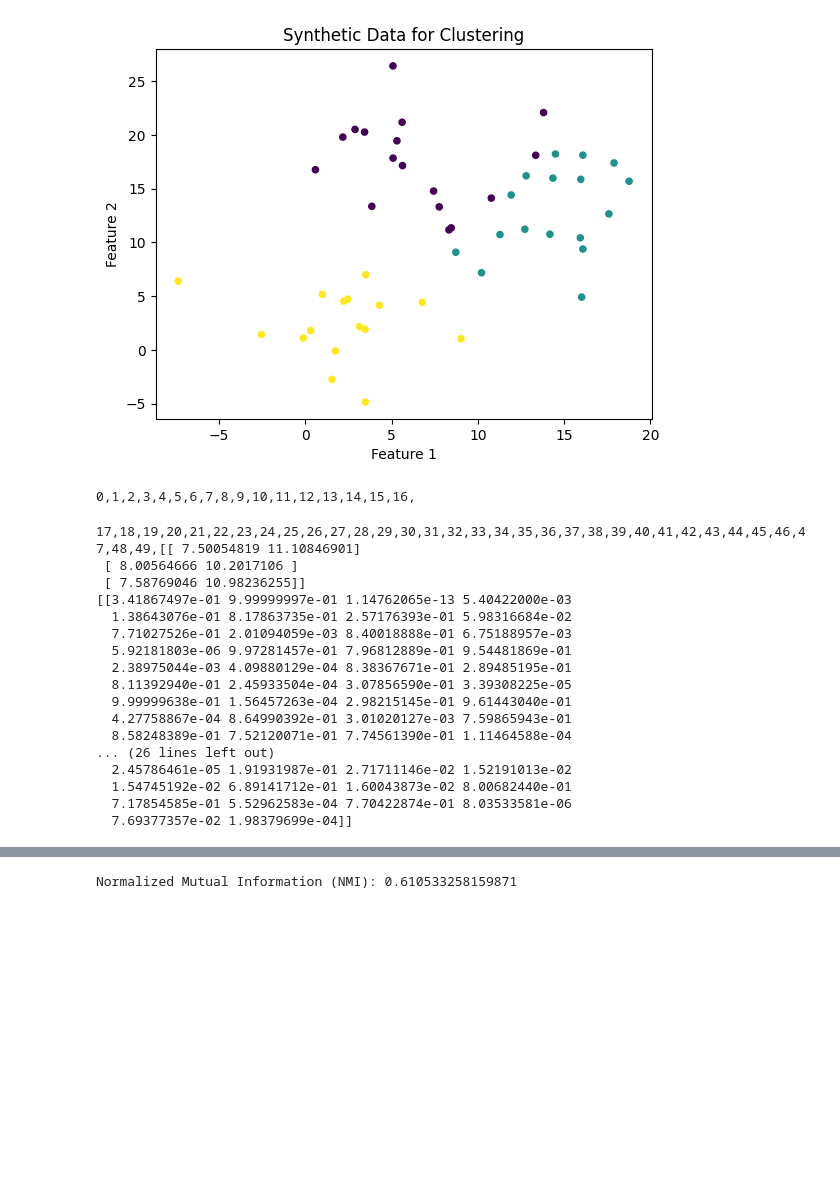
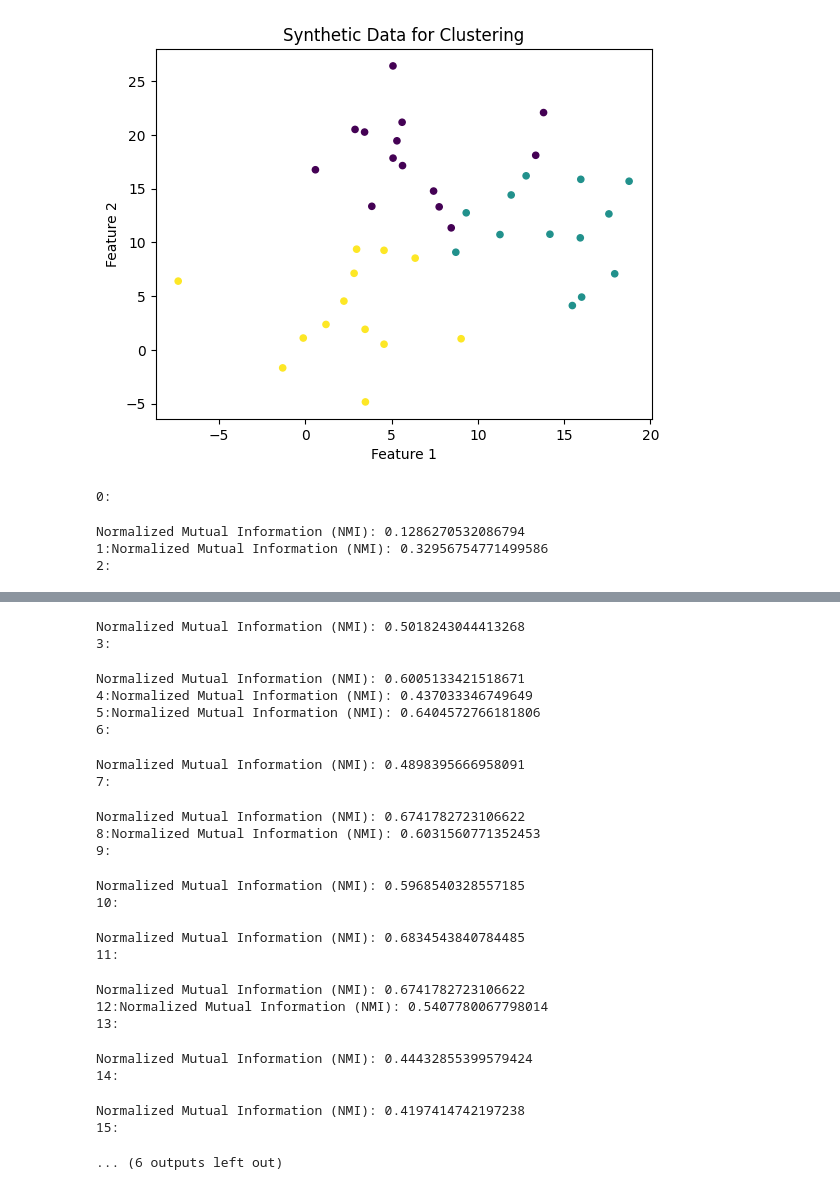
Before and after one commit to goli3148/MachineLearning, a Jupyter notebook: 24_fuzzyCmeansEpsilonInsensitiveSOM/main.ipynb, the cells around one changed output, grey strips where cells are left out. Drawn from its saved outputs; the diff is of its cells as text; code cells hidden in the pictures; blank space fills up the shorter version.

```diff
--- a/24_fuzzyCmeansEpsilonInsensitiveSOM/main.ipynb
+++ b/24_fuzzyCmeansEpsilonInsensitiveSOM/main.ipynb
@@ -84,17 +86,30 @@ def update_centroid(data, num_samples, num_features, num_clusters, centroids, ep
 
     return centroids
 # %%
-def fuzzy_cmeans(data, num_clusters, max_iter, epsilon, m, alpha):
+from sklearn.metrics import normalized_mutual_info_score
+
+def fuzzy_cmeans(data, num_clusters, max_iter, epsilon, m, y=None, alpha=.5):
+    history_mem, history_cent, history_nmi = [], [], []
     num_samples, num_features = data.shape
     cen_mat = initial_centroids(num_clusters, num_features)
     for _ in range(max_iter):
-        print(_, end=',')
+        print(_, end=':')
         mem_mat = update_membership_matrix(data, cen_mat, num_clusters, epsilon, m)
-        cen_mat = update_centroid(data, num_samples, num_features, num_clusters, cen_mat, epsilon, mem_mat, m, alpha)
+        cen_mat = update_centroid(data, num_samples, num_features, num_clusters, cen_mat, epsilon, mem_mat, m, alpah=.5)
+        if y is not None:
+            max_membership_cluster = np.argmax(mem_mat, axis=0)
+            nmi = normalized_mutual_info_score(y, max_membership_cluster)
+            history_mem.append(mem_mat)
+            history_cent.append(cen_mat)
+            history_nmi.append(nmi)
+            # if nmi > .9:
+            #     return cen_mat, mem_mat
+            print("Normalized Mutual Information (NMI):", nmi)
 
+    max_index = np.argmax(history_nmi)
     print(cen_mat)
     print(mem_mat)
-    return cen_mat, mem_mat
+    return history_cent[max_index], history_mem[max_index]
 # %%
 from sklearn.datasets import make_blobs
 import matplotlib.pyplot as plt
@@ -103,58 +118,44 @@ from sklearn.metrics import normalized_mutual_info_score
 
 
 
-num_clusters=3
-num_samples = 50
+num_clusters = 3
+num_samples = 40
 
 # Generate synthetic data with clusters
 X, y = make_blobs(n_samples=num_samples, centers=num_clusters, cluster_std=4, random_state=42)
 X += 10
 
 
 
 # Visualize the generated data
 plt.scatter(X[:, 0], X[:, 1], c=y, cmap='viridis', s=20)
 plt.title('Synthetic Data for Clustering')
 plt.xlabel('Feature 1')
 plt.ylabel('Feature 2')
 plt.show()
 
 
-centroids ,membership_mat = fuzzy_cmeans(data=X, num_clusters=num_clusters, max_iter=50, epsilon=0, m=1.01, alpha=.8)
+centroids ,membership_mat = fuzzy_cmeans(data=X, num_clusters=num_clusters, max_iter=20, epsilon=1, m=1.1, y=y)
 
 max_membership_cluster = np.argmax(membership_mat, axis=0)
 # Plot data points with colors based on their corresponding centroids
 plt.figure(figsize=(8, 6))
 for i in range(num_clusters):
     cluster_data = X[max_membership_cluster == i]
     plt.scatter(cluster_data[:, 0], cluster_data[:, 1], label=f'Cluster {i}', alpha=0.6)
 plt.scatter(centroids[:, 0], centroids[:, 1], c='red', marker='x', s=100, label='Centroids')
 plt.title('Data Points Colored by Dominant Cluster')
 plt.xlabel('X')
 plt.ylabel('Y')
 plt.legend()
 plt.grid(True)
 plt.show()
 # Assuming 'y' contains the true cluster labels and 'max_membership_cluster' contains the cluster labels assigned by your fuzzy clustering algorithm
 nmi = normalized_mutual_info_score(y, max_membership_cluster)
 print("Normalized Mutual Information (NMI):", nmi)
 # %% [output]
-[figure, old version]
+[figure, new version]
-0,1,2,3,4,5,6,7,8,9,10,11,12,13,14,15,16,
+0:
-17,18,19,20,21,22,23,24,25,26,27,28,29,30,31,32,33,34,35,36,37,38,39,40,41,42,43,44,45,46,47,48,49,[[ 7.50054819 11.10846901]
- [ 8.00564666 10.2017106 ]
- [ 7.58769046 10.98236255]]
-[[3.41867497e-01 9.99999997e-01 1.14762065e-13 5.40422000e-03
-  1.38643076e-01 8.17863735e-01 2.57176393e-01 5.98316684e-02
-  7.71027526e-01 2.01094059e-03 8.40018888e-01 6.75188957e-03
-  5.92181803e-06 9.97281457e-01 7.96812889e-01 9.54481869e-01
-  2.38975044e-03 4.09880129e-04 8.38367671e-01 2.89485195e-01
-  8.11392940e-01 2.45933504e-04 3.07856590e-01 3.39308225e-05
-  9.99999638e-01 1.56457263e-04 2.98215145e-01 9.61443040e-01
-  4.27758867e-04 8.64990392e-01 3.01020127e-03 7.59865943e-01
-  8.58248389e-01 7.52120071e-01 7.74561390e-01 1.11464588e-04
-... (26 lines left out)
-  2.45786461e-05 1.91931987e-01 2.71711146e-02 1.52191013e-02
-  1.54745192e-02 6.89141712e-01 1.60043873e-02 8.00682440e-01
-  7.17854585e-01 5.52962583e-04 7.70422874e-01 8.03533581e-06
-  7.69377357e-02 1.98379699e-04]]
+Normalized Mutual Information (NMI): 0.1286270532086794
+1:Normalized Mutual Information (NMI): 0.32956754771499586
+2:
@@ -162 +162,23 @@ print("Normalized Mutual Information (NMI):", nmi)
-Normalized Mutual Information (NMI): 0.610533258159871
+Normalized Mutual Information (NMI): 0.5018243044413268
+3:
+Normalized Mutual Information (NMI): 0.6005133421518671
+4:Normalized Mutual Information (NMI): 0.437033346749649
+5:Normalized Mutual Information (NMI): 0.6404572766181806
+6:
+Normalized Mutual Information (NMI): 0.4898395666958091
+7:
+Normalized Mutual Information (NMI): 0.6741782723106622
+8:Normalized Mutual Information (NMI): 0.6031560771352453
+9:
+Normalized Mutual Information (NMI): 0.5968540328557185
+10:
+Normalized Mutual Information (NMI): 0.6834543840784485
+11:
+Normalized Mutual Information (NMI): 0.6741782723106622
+12:Normalized Mutual Information (NMI): 0.5407780067798014
+13:
+Normalized Mutual Information (NMI): 0.44432855399579424
+14:
+Normalized Mutual Information (NMI): 0.4197414742197238
+15:
+... (6 outputs left out)
```
Also changed, not shown: parts of 2 cells of this notebook, 2 other files.
